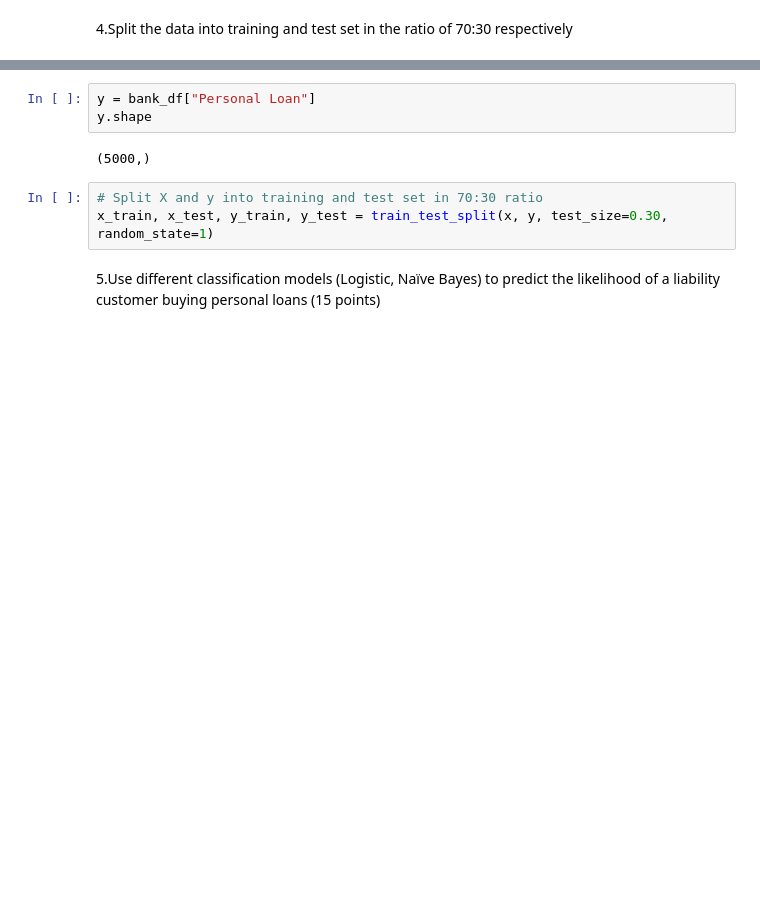
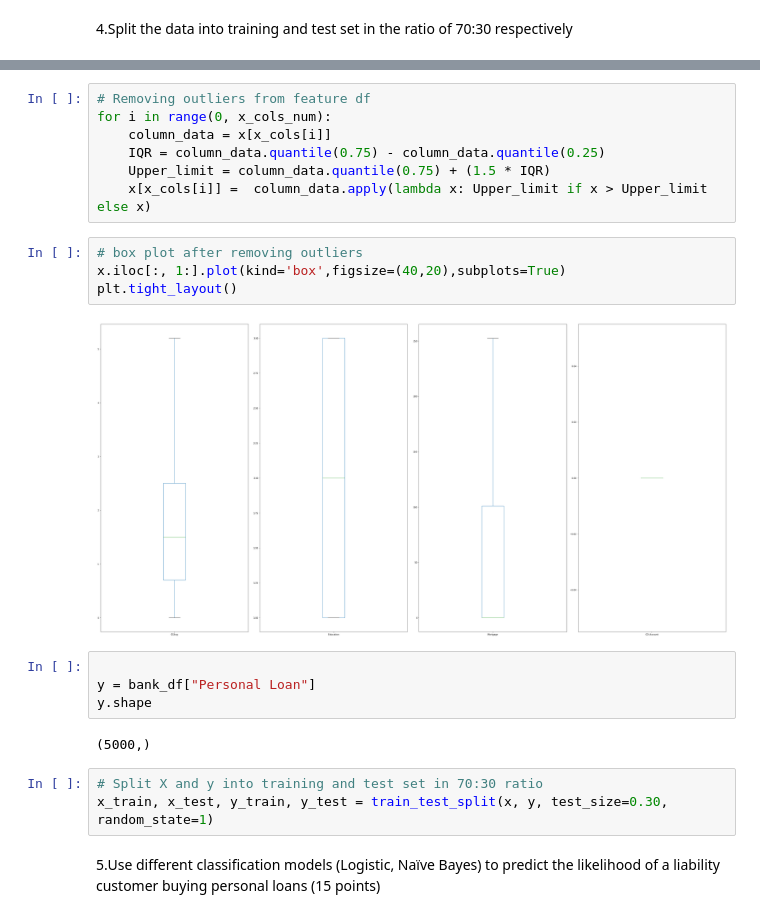
Before and after one commit to GreatLearningAIML1/bangalore-november-2018-batch-dsmithun, a Jupyter notebook: Supervised Learning_Project2_Thera Bank case study.ipynb, the cells around one changed output, grey strips where cells are left out. Cells and saved outputs as stored; diff of their text form; blank space fills up the shorter version.

```diff
--- a/Supervised Learning_Project2_Thera Bank case study.ipynb
+++ b/Supervised Learning_Project2_Thera Bank case study.ipynb
@@ -182,4 +229,18 @@ x.shape
+# %%
+# Removing outliers from feature df
+for i in range(0, x_cols_num):
+    column_data = x[x_cols[i]]
+    IQR = column_data.quantile(0.75) - column_data.quantile(0.25)
+    Upper_limit = column_data.quantile(0.75) + (1.5 * IQR)
+    x[x_cols[i]] =  column_data.apply(lambda x: Upper_limit if x > Upper_limit else x)
+# %%
+# box plot after removing outliers
+x.iloc[:, 1:].plot(kind='box',figsize=(40,20),subplots=True)
+plt.tight_layout()
+# %% [output]
+[figure, added]
 # %%
+
 y = bank_df["Personal Loan"]
 y.shape
 # %% [output]
```
Also changed, not shown: parts of 18 cells of this notebook.
